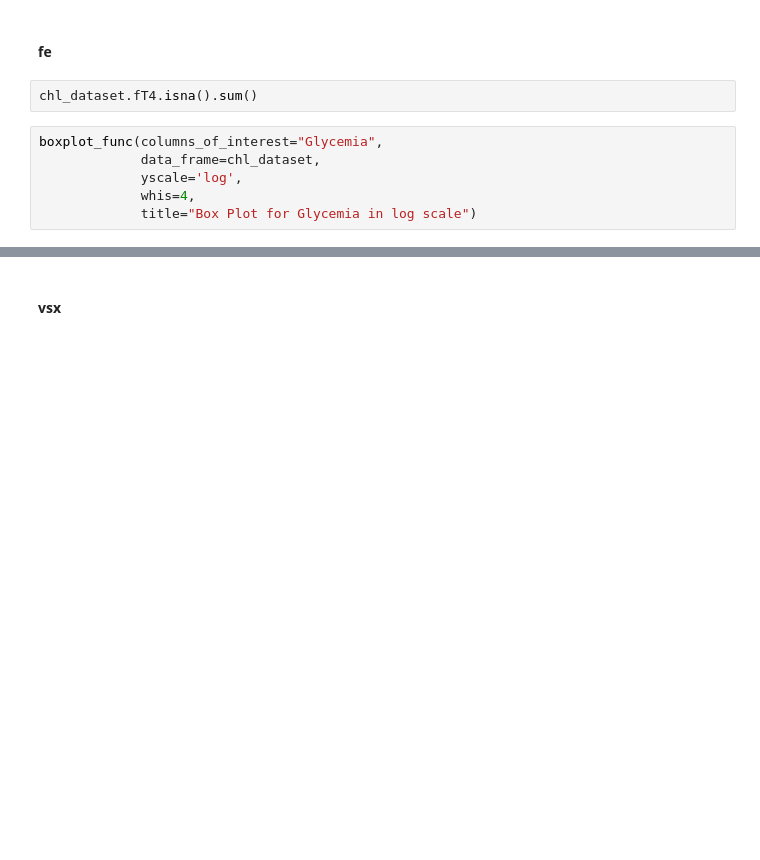
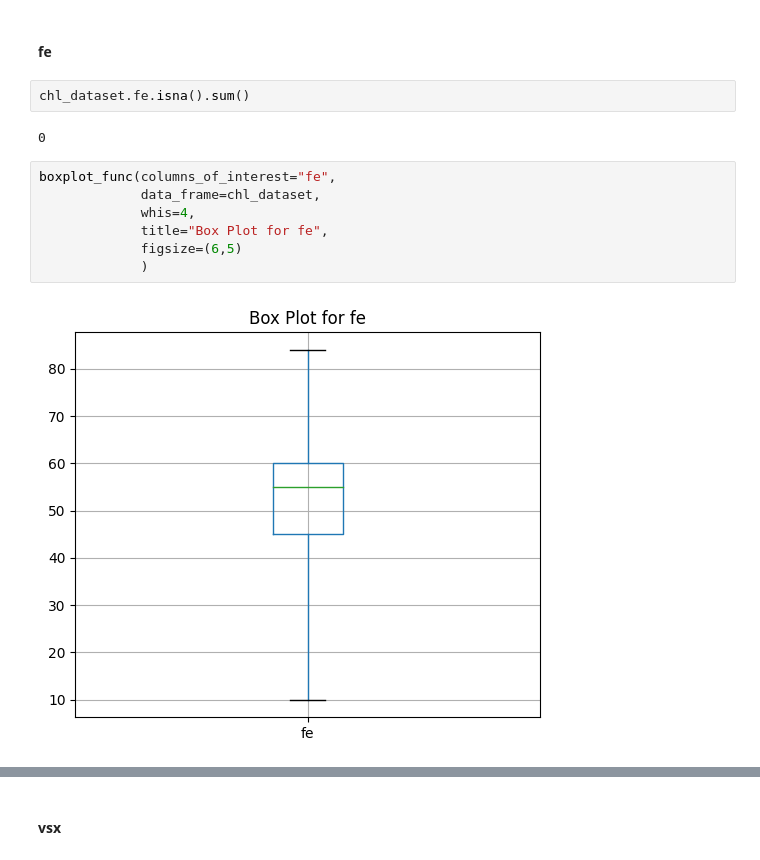
Before and after one commit to davide-marchi/clinical-data-encoding, a Jupyter notebook: Cleaning_Data.ipynb, the cells around one changed output, grey strips where cells are left out. Saved outputs shown, nothing was run; the diff lists cells and outputs as text; blank space fills up the shorter version.

```diff
--- a/Cleaning_Data.ipynb
+++ b/Cleaning_Data.ipynb
@@ -1041,12 +1042,17 @@ sea_histogram(dataframe_to_plot=chl_dataset,
 # %% [markdown]
 #### fe
 # %%
-chl_dataset.fT4.isna().sum()
+chl_dataset.fe.isna().sum()
+# %% [output]
+0
 # %%
-boxplot_func(columns_of_interest="Glycemia",
+boxplot_func(columns_of_interest="fe",
              data_frame=chl_dataset,
-             yscale='log',
              whis=4,
-             title="Box Plot for Glycemia in log scale")
+             title="Box Plot for fe",
+             figsize=(6,5)
+             )
+# %% [output]
+[figure, added]
 # %%
 sea_histogram(dataframe_to_plot=chl_dataset,
```
Also changed, not shown: parts of 54 cells of this notebook, 1 other file.
